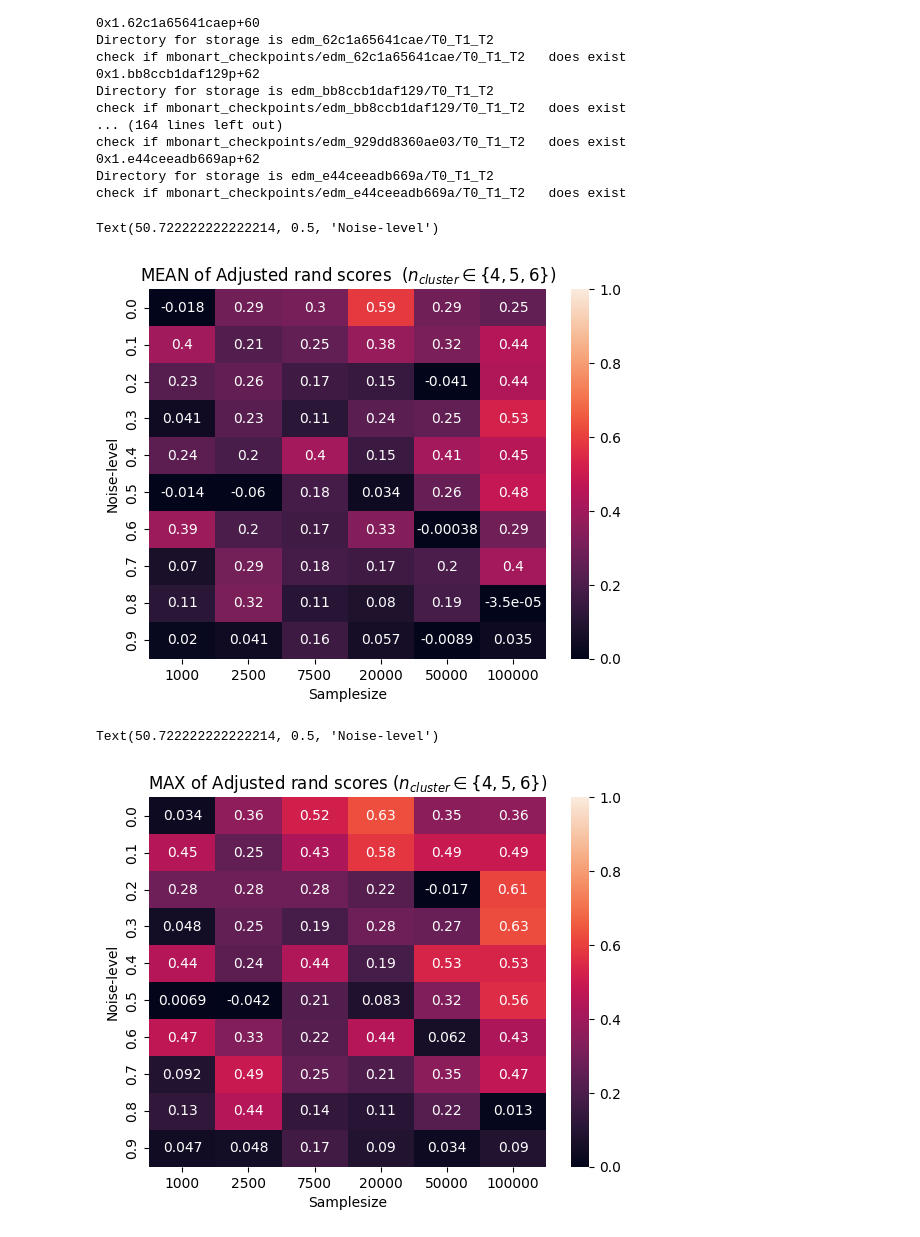
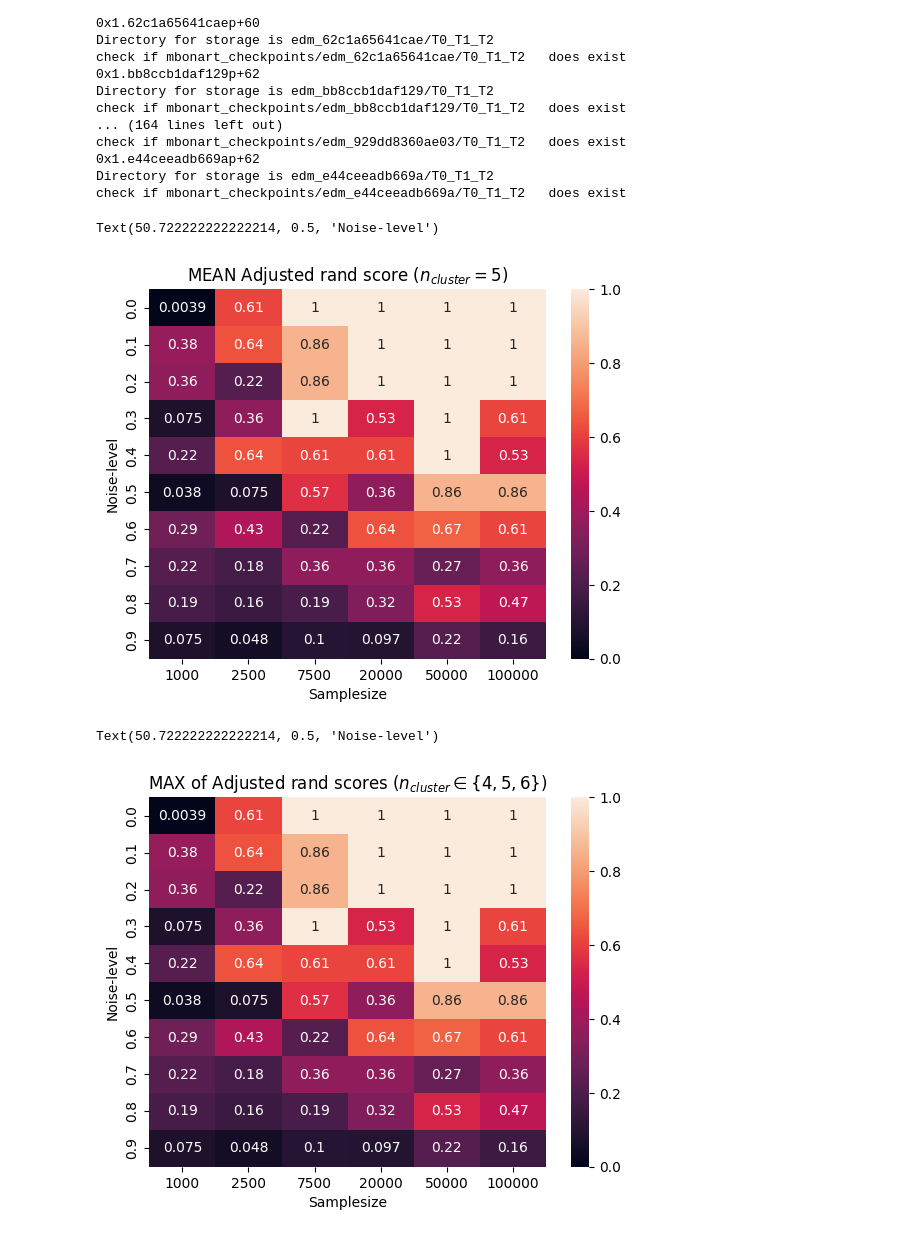
Before and after one commit to MichaelBonart/BachelorThesis, a Jupyter notebook: src/noise_comparison.ipynb, the cells around one changed output. Saved outputs shown, nothing was run; the diff lists cells and outputs as text; code cells hidden in the pictures.

Commit message:
dist combination by summation, correlation distance

```diff
--- a/src/noise_comparison.ipynb
+++ b/src/noise_comparison.ipynb
@@ -88,10 +89,12 @@ check if mbonart_checkpoints/edm_e44ceeadb669a/T0_T1_T2   does exist
 # %%
 for row in all_dist_measurers:
     for dist_measurer in row:
-        dist_measurer.compute_distance_matrix(edm.DIST.OFFDIAG_L1)
+        dist_measurer.compute_distance_matrix(edm.DIST.OFFDIAG_L1_SYM)
 # %%
+cluster_size_range=[5]#[4,5,6]
+#cluster_size_range=range(14)
 all_linkages=[[scipy.cluster.hierarchy.linkage(dist_measurer._dist_mat, method="single") for dist_measurer in row] for row in all_dist_measurers]
-all_cut_trees=[[[np.concatenate(scipy.cluster.hierarchy.cut_tree(linkage, n_clusters=n_clusters)) for n_clusters in [4,5,6]] for linkage in row] for row in all_linkages]
+all_cut_trees=[[[np.concatenate(scipy.cluster.hierarchy.cut_tree(linkage, n_clusters=n_clusters)) for n_clusters in cluster_size_range] for linkage in row] for row in all_linkages]
 # %%
 from sklearn.metrics.cluster import adjusted_rand_score
 
@@ -103,11 +107,13 @@ all_max_ar_scores=[[np.max(l) for l in row] for row in all_ar_scores]
 # %%
 sns.heatmap(all_mean_ar_scores,vmin=0,vmax=1, xticklabels=sample_sizes, yticklabels=noise_levels, annot=True)
-plt.title("MEAN of Adjusted rand scores  $(n_{cluster} \in \{4,5,6\})$")
+#plt.title("MEAN of Adjusted rand scores  $(n_{cluster} \in \{4,5,6\})$")
+#plt.title("Adjusted rand score (non-symmetrized L1) $(n_{cluster} =5)$")
+plt.title("MEAN Adjusted rand score $(n_{cluster} =5)$")
 plt.xlabel("Samplesize")
 plt.ylabel("Noise-level")
 # %% [output]
 Text(50.722222222222214, 0.5, 'Noise-level')
-[figure, old version]
+[figure, new version]
 # %%
 sns.heatmap(all_max_ar_scores,vmin=0,vmax=1, xticklabels=sample_sizes, yticklabels=noise_levels, annot=True)
 plt.title("MAX of Adjusted rand scores $(n_{cluster} \in \{4,5,6\})$")
@@ -115,4 +121,4 @@ plt.xlabel("Samplesize")
 plt.ylabel("Noise-level")
 # %% [output]
 Text(50.722222222222214, 0.5, 'Noise-level')
-[figure, old version]
+[figure, new version]
```
Also changed, not shown: parts of 4 cells of this notebook, 1 other file.
